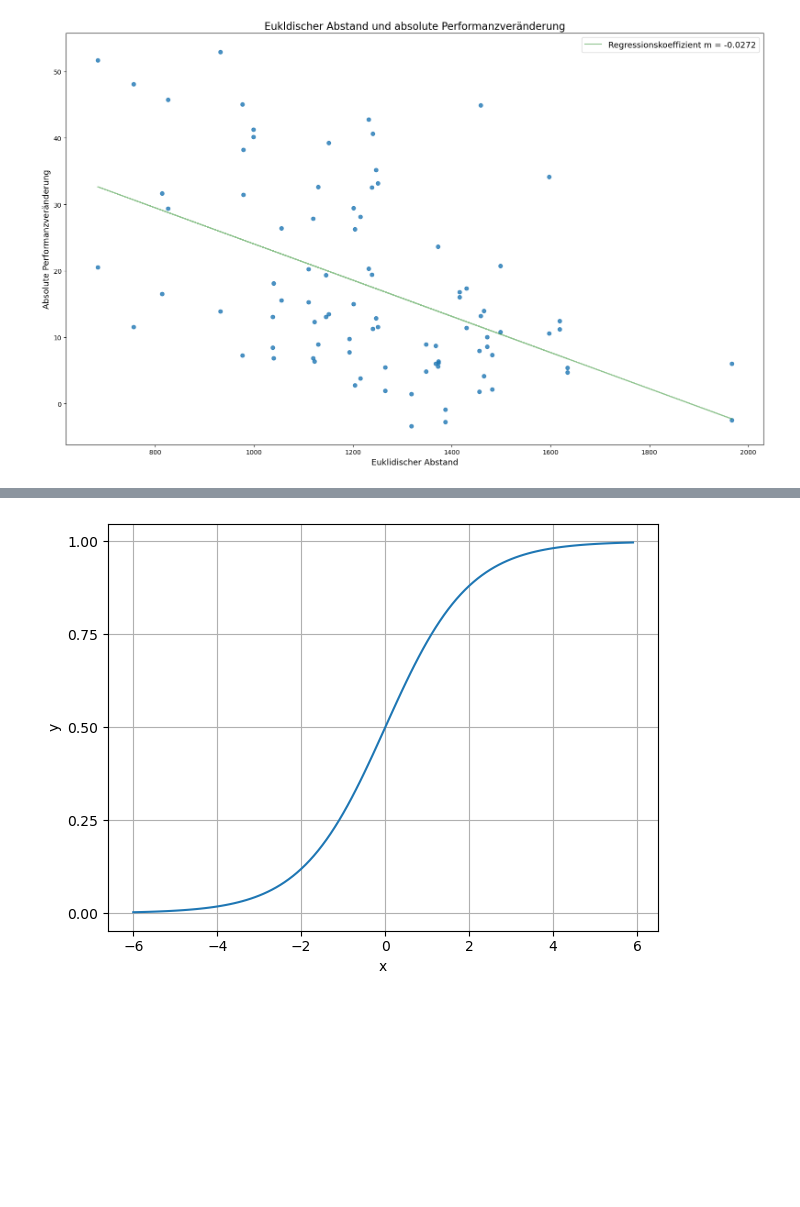
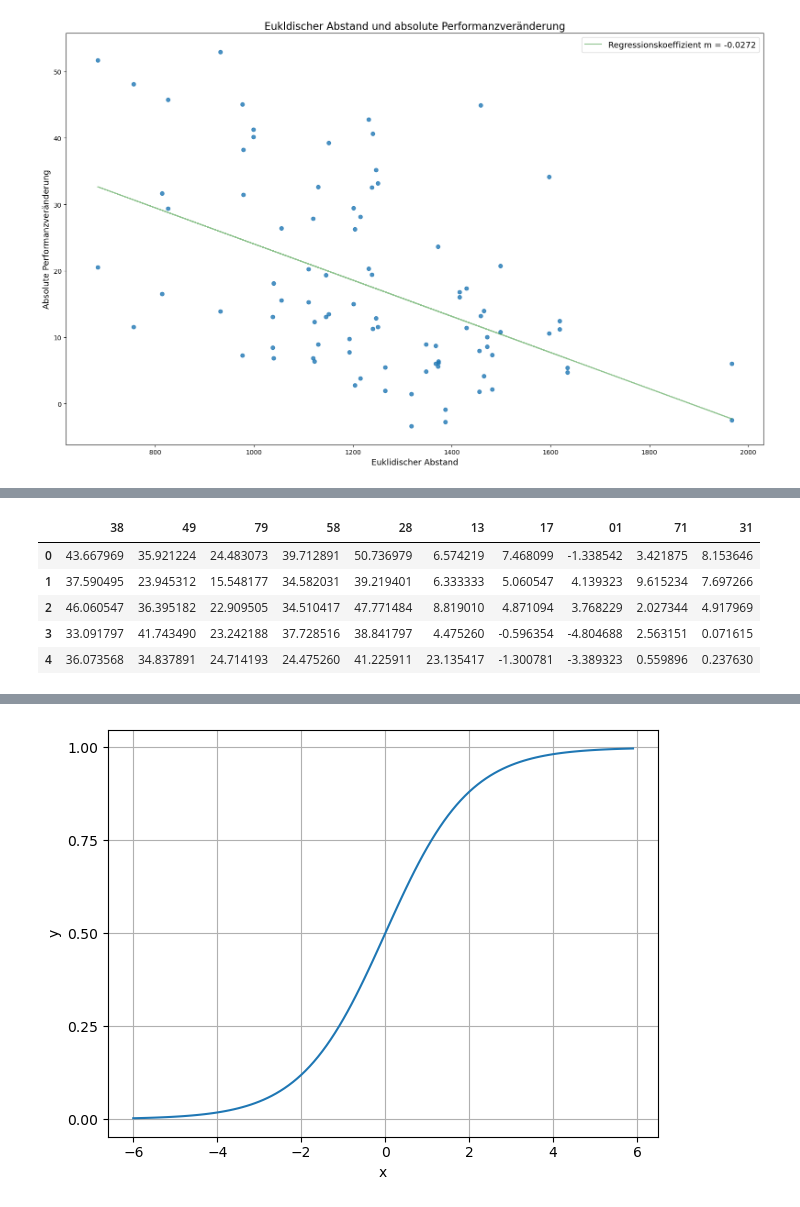
Before and after one commit to iamfredo/gans_mnist, a Jupyter notebook: gan_evaluation.ipynb, the cells around one changed output, grey strips where cells are left out. Cells and saved outputs as stored; diff of their text form; code cells hidden in the pictures; blank space fills up the shorter version.

```diff
--- a/gan_evaluation.ipynb
+++ b/gan_evaluation.ipynb
@@ -739,6 +739,8 @@ plt.show()
 # %% [markdown]
 ## Numerical Analysis
 # %%
+rolling_window = 10
+
 # Rolling average
 final_dict_rolling = {}
 for i in range(10):
@@ -813,7 +815,7 @@ for i in range(10):
         #print(f"{j}{i}")
         pre_trained_0_to_9_complete_rolling_90_epoch[f"{i}{j}"] = (line, value)
         break
-      pre_trained_0_to_9_complete_rolling_90_epoch[f"{i}{j}"] = (None, None)
+      pre_trained_0_to_9_complete_rolling_90_epoch[f"{i}{j}"] = (300, None)
 # %%
 pre_trained_0_to_9_complete_rolling_90_epoch.values()
 # %% [output]
@@ -1228,0 +1283,9 @@ plt.show()
+# %%
+df_rep_performance
+# %% [output]
+|  | 38 | 49 | 79 | 58 | 28 | 13 | 17 | 01 | 71 | 31 |
+| 0 | 43.667969 | 35.921224 | 24.483073 | 39.712891 | 50.736979 | 6.574219 | 7.468099 | -1.338542 | 3.421875 | 8.153646 |
+| 1 | 37.590495 | 23.945312 | 15.548177 | 34.582031 | 39.219401 | 6.333333 | 5.060547 | 4.139323 | 9.615234 | 7.697266 |
+| 2 | 46.060547 | 36.395182 | 22.909505 | 34.510417 | 47.771484 | 8.819010 | 4.871094 | 3.768229 | 2.027344 | 4.917969 |
+| 3 | 33.091797 | 41.743490 | 23.242188 | 37.728516 | 38.841797 | 4.475260 | -0.596354 | -4.804688 | 2.563151 | 0.071615 |
+| 4 | 36.073568 | 34.837891 | 24.714193 | 24.475260 | 41.225911 | 23.135417 | -1.300781 | -3.389323 | 0.559896 | 0.237630 |
```
Also changed, not shown: parts of 10 cells of this notebook, 1 other file.
